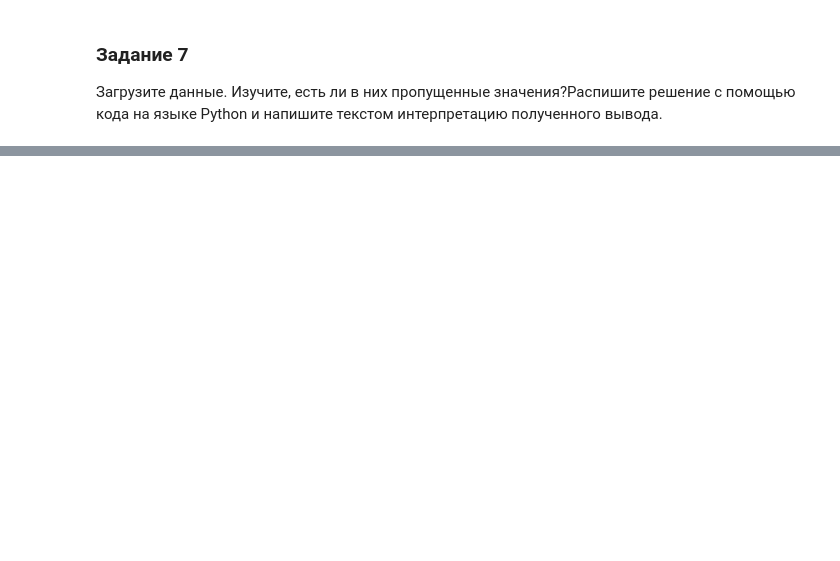
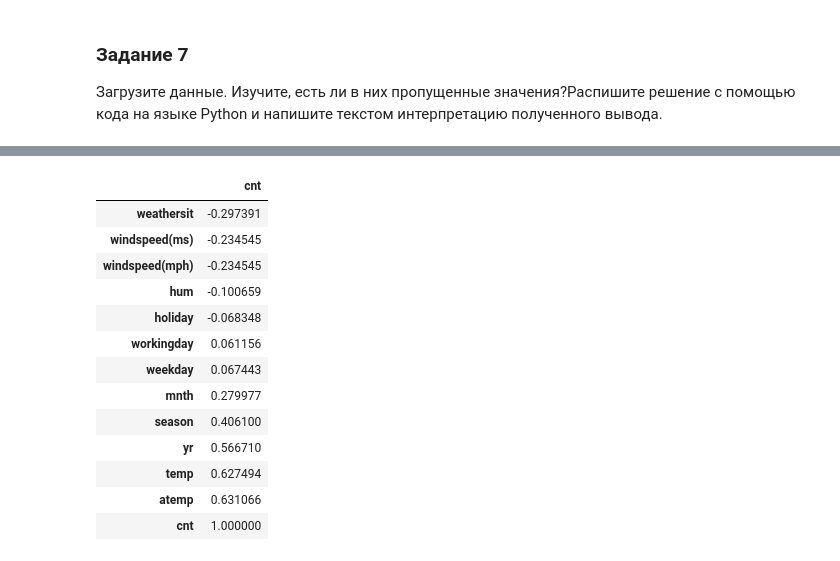
Before and after one commit to bragind/linal, a Jupyter notebook: linal_exams.ipynb, the cells around one changed output, grey strips where cells are left out. Saved outputs shown, nothing was run; the diff lists cells and outputs as text; code cells hidden in the pictures; blank space fills up the shorter version.

```diff
--- a/linal_exams.ipynb
+++ b/linal_exams.ipynb
@@ -61,0 +639,17 @@ ImportError: Missing optional dependency 'xlrd'. Install xlrd >= 2.0.1 for xls E
+# %%
+data.corr()["cnt"].to_frame().sort_values(by="cnt")
+# %% [output]
+|  | cnt |
+| weathersit | -0.297391 |
+| windspeed(ms) | -0.234545 |
+| windspeed(mph) | -0.234545 |
+| hum | -0.100659 |
+| holiday | -0.068348 |
+| workingday | 0.061156 |
+| weekday | 0.067443 |
+| mnth | 0.279977 |
+| season | 0.406100 |
+| yr | 0.566710 |
+| temp | 0.627494 |
+| atemp | 0.631066 |
+| cnt | 1.000000 |
```
Also changed, not shown: parts of 34 cells of this notebook.
